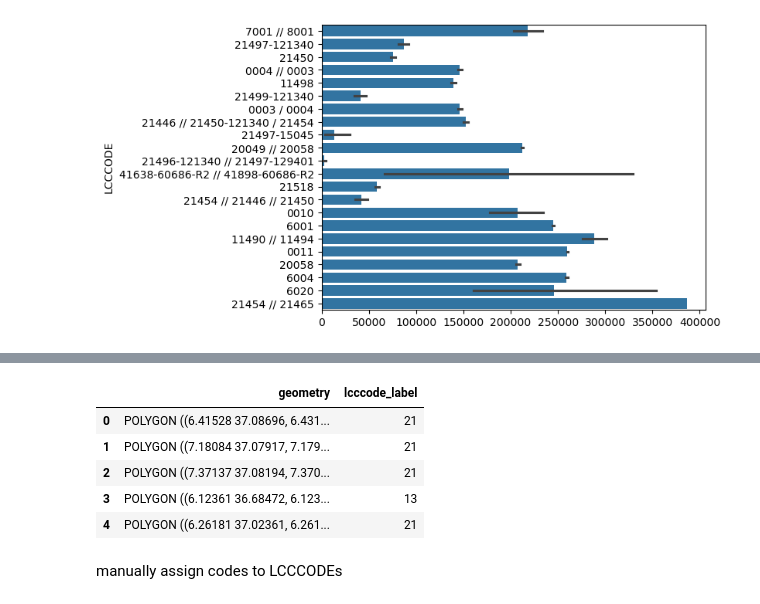
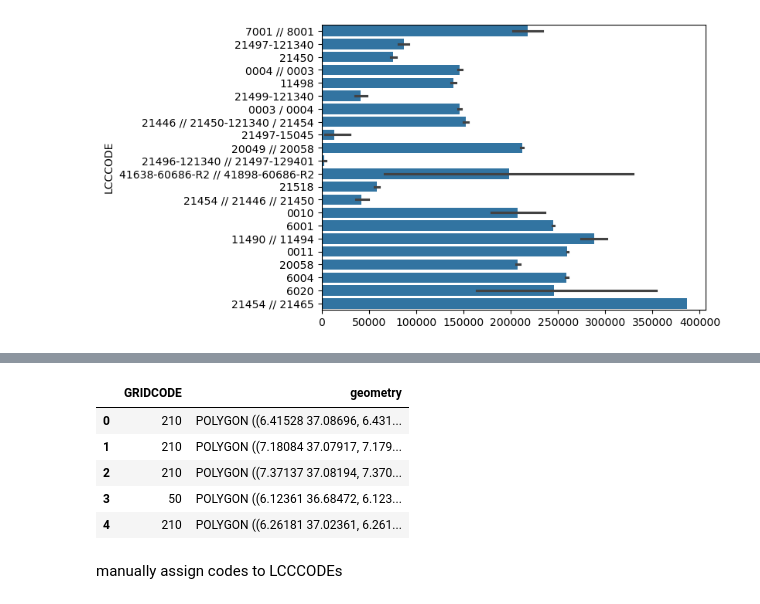
Before and after one commit to b-fatma/S2I-DM, a Jupyter notebook: src/2_preprocessing/landcover.ipynb, the cells around one changed output, grey strips where cells are left out. Cells and saved outputs as stored; diff of their text form; code cells hidden in the pictures.

```diff
--- a/src/2_preprocessing/landcover.ipynb
+++ b/src/2_preprocessing/landcover.ipynb
@@ -64,11 +84,11 @@ sns.barplot(gdf['LCCCODE'])
 <Axes: ylabel='LCCCODE'>
 [figure]
 # %%
-from sklearn.preprocessing import LabelEncoder
+# from sklearn.preprocessing import LabelEncoder
 
-le = LabelEncoder()
+# le = LabelEncoder()
 
-gdf['lcccode_label'] = le.fit_transform(gdf['LCCCODE'])
+# gdf['lcccode_label'] = le.fit_transform(gdf['LCCCODE'])
 # %%
 gdf.head()
 # %% [output]
@@ -81,13 +121,13 @@ gdf.head()
 # %%
-gdf.drop(columns=['ID', 'GRIDCODE', 'AREA', 'LCCCODE'], inplace=True)
+gdf.drop(columns=['ID', 'AREA', 'LCCCODE'], inplace=True)
 gdf.head()
 # %% [output]
-|  | geometry | lcccode_label |
-| 0 | POLYGON ((6.41528 37.08696, 6.431... | 21 |
-| 1 | POLYGON ((7.18084 37.07917, 7.179... | 21 |
-| 2 | POLYGON ((7.37137 37.08194, 7.370... | 21 |
-| 3 | POLYGON ((6.12361 36.68472, 6.123... | 13 |
-| 4 | POLYGON ((6.26181 37.02361, 6.261... | 21 |
+|  | GRIDCODE | geometry |
+| 0 | 210 | POLYGON ((6.41528 37.08696, 6.431... |
+| 1 | 210 | POLYGON ((7.18084 37.07917, 7.179... |
+| 2 | 210 | POLYGON ((7.37137 37.08194, 7.370... |
+| 3 | 50 | POLYGON ((6.12361 36.68472, 6.123... |
+| 4 | 210 | POLYGON ((6.26181 37.02361, 6.261... |
 # %%
 import shapely
 
```
Also changed, not shown: parts of 4 cells of this notebook, 42 other files.
